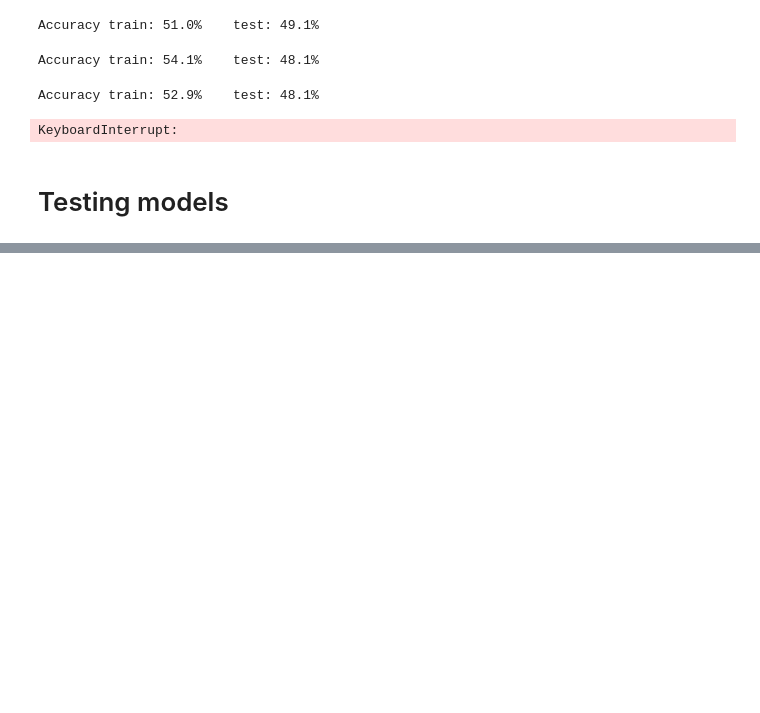
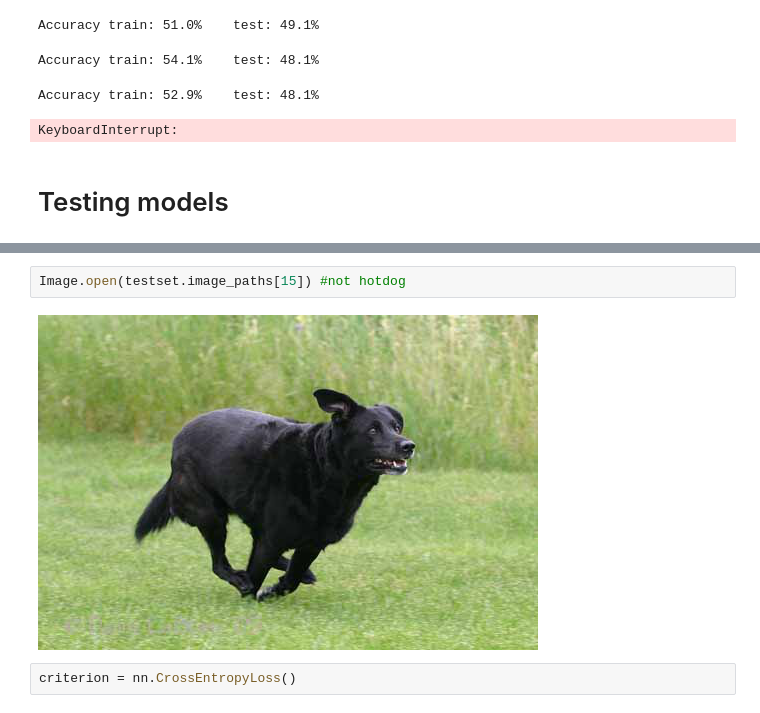
Before and after one commit to GermanButtiero/hotdogs, a Jupyter notebook: IDLCV_Exercise_1_4_hotdog.ipynb, the cells around one changed output, grey strips where cells are left out. Cells and saved outputs as stored; diff of their text form; blank space fills up the shorter version.

```diff
--- a/IDLCV_Exercise_1_4_hotdog.ipynb
+++ b/IDLCV_Exercise_1_4_hotdog.ipynb
@@ -524,0 +510,6 @@ Epoch: 10        Accuracy train: 95.6%   test: 74.0%
+# %%
+Image.open(testset.image_paths[15]) #not hotdog
+# %% [output]
+[figure, added]
+# %%
+criterion = nn.CrossEntropyLoss()
```
Also changed, not shown: parts of 12 cells of this notebook, 1 other file.
